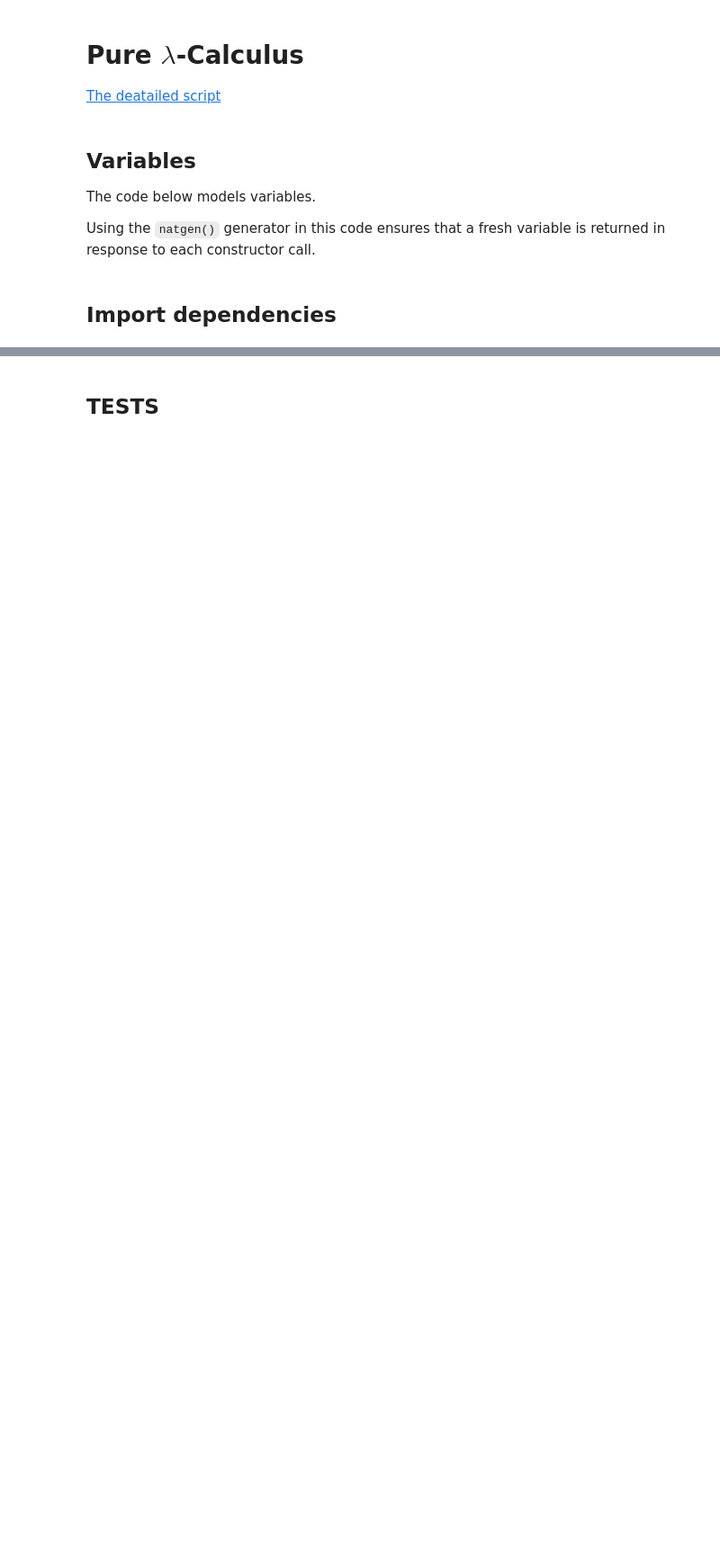
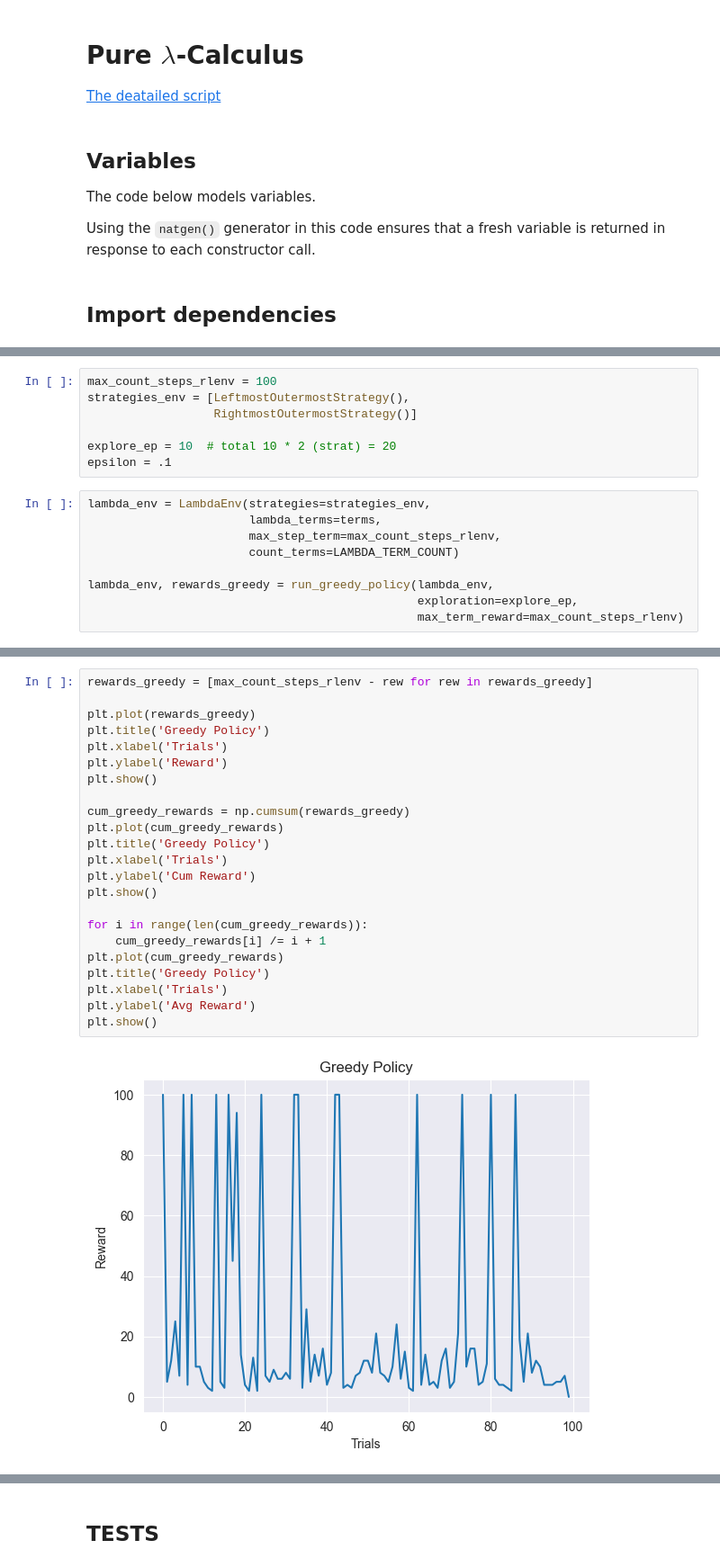
Before and after one commit to alex-deineha/pure-calculus, a Jupyter notebook: src/tests_2/pure_calculus_vs_greedy.ipynb, the cells around one changed output, grey strips where cells are left out. Shown: that part at 90% size. Saved outputs shown, nothing was run; the diff lists cells and outputs as text; blank space fills up the shorter version.

```diff
--- a/src/tests_2/pure_calculus_vs_greedy.ipynb
+++ b/src/tests_2/pure_calculus_vs_greedy.ipynb
@@ -60,0 +83,16 @@ print("number of steps to normalize using Random strategy= {}".format(stepsRand)
+# %%
+max_count_steps_rlenv = 100
+strategies_env = [LeftmostOutermostStrategy(),
+                  RightmostOutermostStrategy()]
+
+explore_ep = 10  # total 10 * 2 (strat) = 20
+epsilon = .1
+# %%
+lambda_env = LambdaEnv(strategies=strategies_env,
+                       lambda_terms=terms,
+                       max_step_term=max_count_steps_rlenv,
+                       count_terms=LAMBDA_TERM_COUNT)
+
+lambda_env, rewards_greedy = run_greedy_policy(lambda_env,
+                                               exploration=explore_ep,
+                                               max_term_reward=max_count_steps_rlenv)
@@ -60,0 +109,25 @@ print("number of steps to normalize using Random strategy= {}".format(stepsRand)
+# %%
+rewards_greedy = [max_count_steps_rlenv - rew for rew in rewards_greedy]
+
+plt.plot(rewards_greedy)
+plt.title('Greedy Policy')
+plt.xlabel('Trials')
+plt.ylabel('Reward')
+plt.show()
+
+cum_greedy_rewards = np.cumsum(rewards_greedy)
+plt.plot(cum_greedy_rewards)
+plt.title('Greedy Policy')
+plt.xlabel('Trials')
+plt.ylabel('Cum Reward')
+plt.show()
+
+for i in range(len(cum_greedy_rewards)):
+    cum_greedy_rewards[i] /= i + 1
+plt.plot(cum_greedy_rewards)
+plt.title('Greedy Policy')
+plt.xlabel('Trials')
+plt.ylabel('Avg Reward')
+plt.show()
+# %% [output]
+[figure, added]
```
Also changed, not shown: parts of 19 cells of this notebook.
